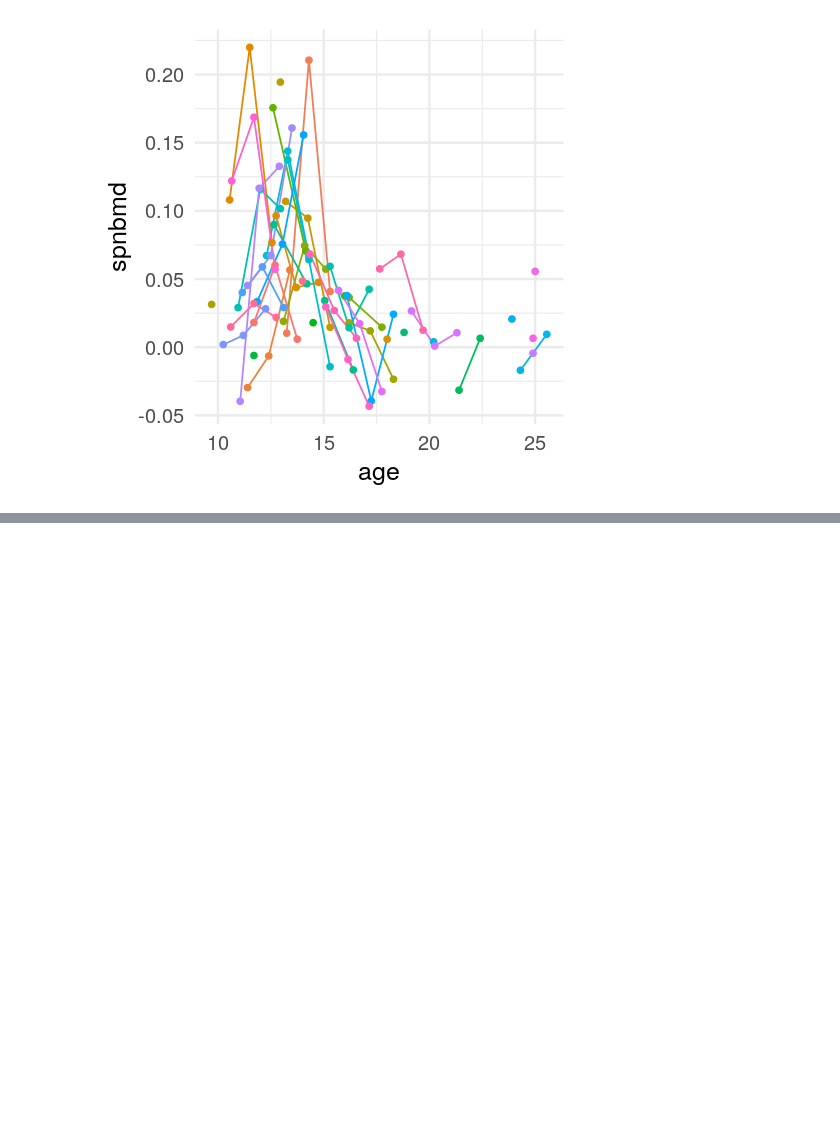
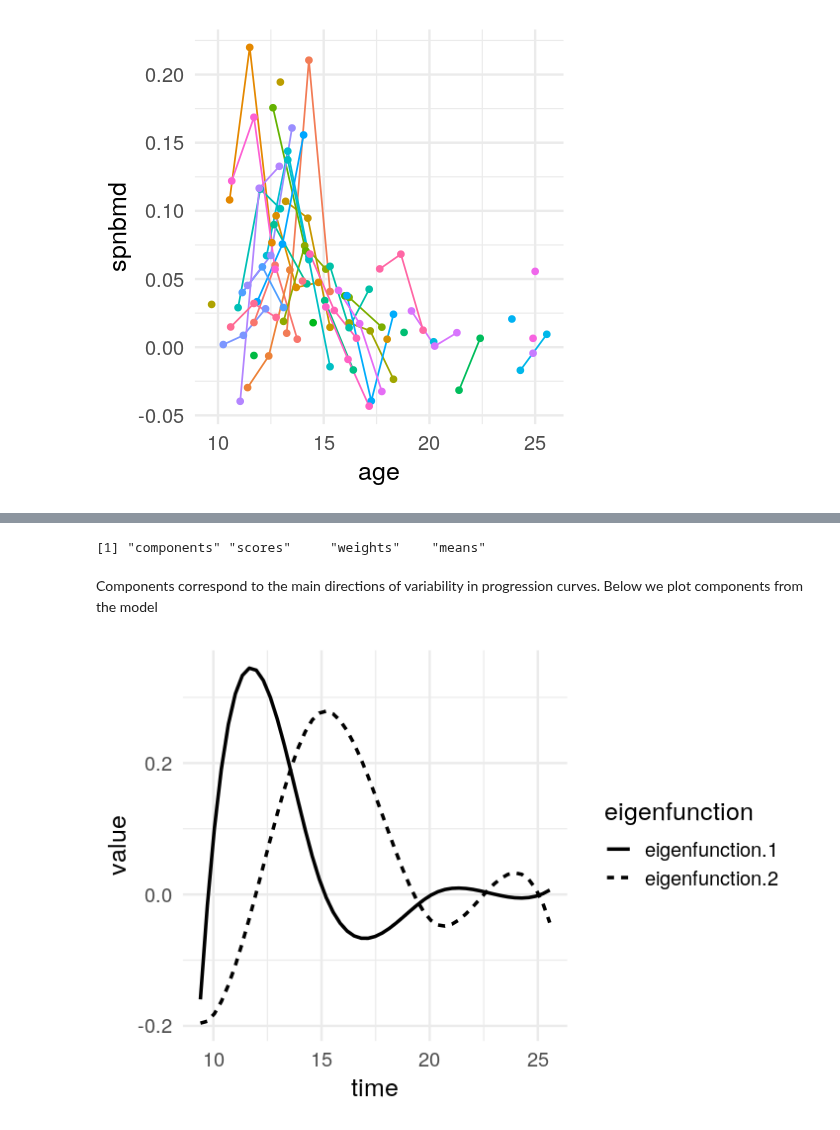
Before and after one commit to kidzik/fcomplete, a Jupyter notebook: vignettes/fcomplete.ipynb, the cells around one changed output, grey strips where cells are left out. Cells and saved outputs as stored; diff of their text form; code cells hidden in the pictures; blank space fills up the shorter version.

```diff
--- a/vignettes/fcomplete.ipynb
+++ b/vignettes/fcomplete.ipynb
@@ -62,0 +119,18 @@ plot(fit$u)
+# %%
+mdl.coefs = coef(fit.fimpute)
+names(mdl.coefs)
+# %% [output]
+[1] "components" "scores"     "weights"    "means"
+# %% [markdown]
+Components correspond to the main directions of variability in progression curves. Below we plot components from the model
+# %%
+# convert data to ggplot format
+data = data.frame(t(mdl.coefs$components )[,1:2], time=fit.fimpute$time.grid, method=rep("fimpute", 51)) %>%
+   gather(eigenfunction, value, eigenfunction.1:eigenfunction.2)
+
+# Plot two components from each method
+options(repr.plot.width=6, repr.plot.height=4) # reverting back to default plotting settings
+ggplot(data, aes(x=time, y=value, group=interaction(eigenfunction))) +
+geom_line(aes(linetype=eigenfunction),size=1)
+# %% [output]
+[figure, added]
```
Also changed, not shown: parts of 28 cells of this notebook, 15 other files.
